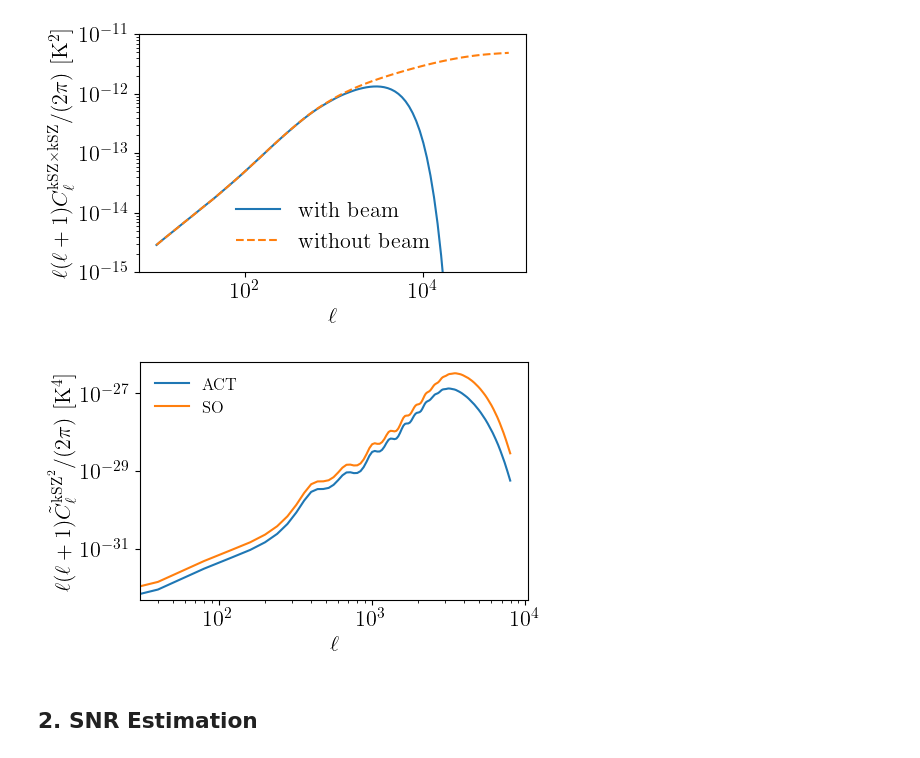
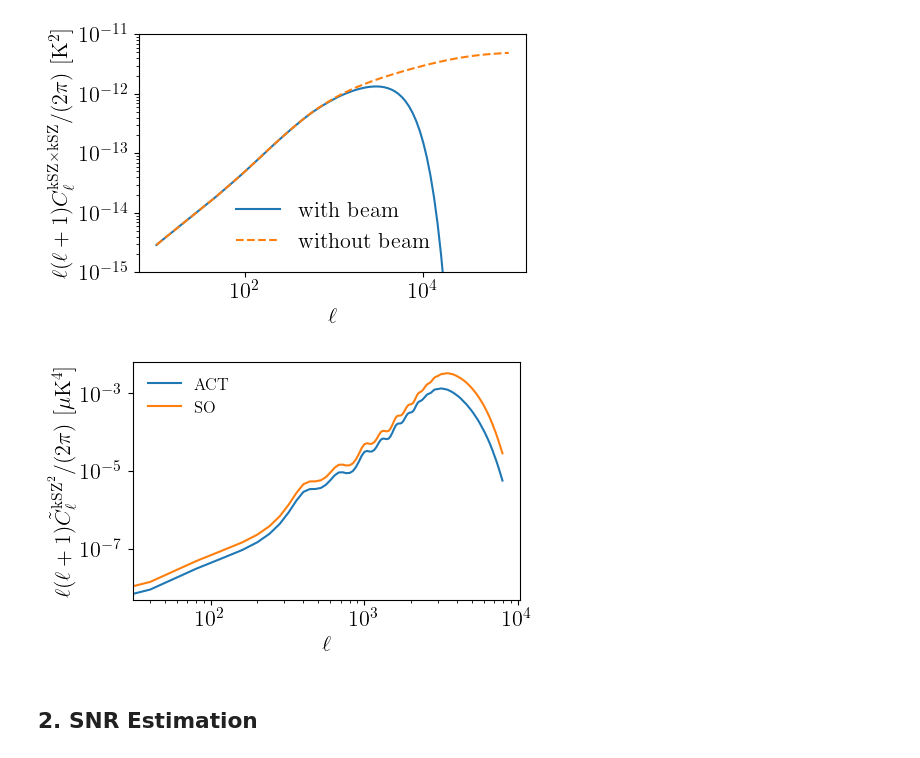
Before and after one commit to Einste11N/SquareField_CrossCorrelation, a Jupyter notebook: Inspection.ipynb, the cells around one changed output. Saved outputs shown, nothing was run; the diff lists cells and outputs as text; code cells hidden in the pictures.

```diff
--- a/Inspection.ipynb
+++ b/Inspection.ipynb
@@ -265,21 +362,21 @@ CL_kSZ2_SO = np.load('Data/kSZ_effect/CL_kSZ2_filtered_SO.npy') * (2.7)**4 / (2*
 # %%
 fig = plt.figure(figsize=(5, 3.09), dpi=100)
 xi, xe = 0, -1
-# plt.plot(l_list_kSZ2[xi:xe], (l_list_kSZ2 * (l_list_kSZ2 + 1) * CL_kSZ2)[xi:xe], '--', label='pure thermal noise')
-plt.plot(l_list_kSZ2[xi:xe], (l_list_kSZ2 * (l_list_kSZ2 + 1) * CL_kSZ2_ACT)[xi:xe] / (2*np.pi), label='ACT')
-plt.plot(l_list_kSZ2[xi:xe], (l_list_kSZ2 * (l_list_kSZ2 + 1) * CL_kSZ2_SO)[xi:xe] / (2*np.pi), label='SO')
+
+plt.plot(l_list_kSZ2[xi:xe], (l_list_kSZ2 * (l_list_kSZ2 + 1) * CL_kSZ2_ACT)[xi:xe] / (2*np.pi) * 1e24, label='ACT')
+plt.plot(l_list_kSZ2[xi:xe], (l_list_kSZ2 * (l_list_kSZ2 + 1) * CL_kSZ2_SO)[xi:xe] / (2*np.pi) * 1e24, label='SO')
 plt.legend(fontsize=12, frameon=False)
 plt.xscale('log')
 plt.yscale('log')
 
 plt.xlabel(r'$\ell$', usetex=True)
-plt.ylabel(r'$\ell(\ell+1)\tilde{C}_{\ell}^{\mathrm {kSZ}^2} / (2\pi)$ [$\mathrm{K}^4$]', usetex=True)
+plt.ylabel(r'$\ell(\ell+1)\tilde{C}_{\ell}^{\mathrm {kSZ}^2} / (2\pi)$ [$\mu\mathrm{K}^4$]', usetex=True)
 # plt.ylim([1e-26, 1e-18])
 
 plt.savefig('Figs/Cl_kSZ2.pdf', bbox_inches = 'tight')
 plt.show()
 # %% [output]
-[figure, old version]
+[figure, new version]
 # %% [markdown]
 ## 2. SNR Estimation
 # %%
```
Also changed, not shown: parts of 19 cells of this notebook, 33 other files.
